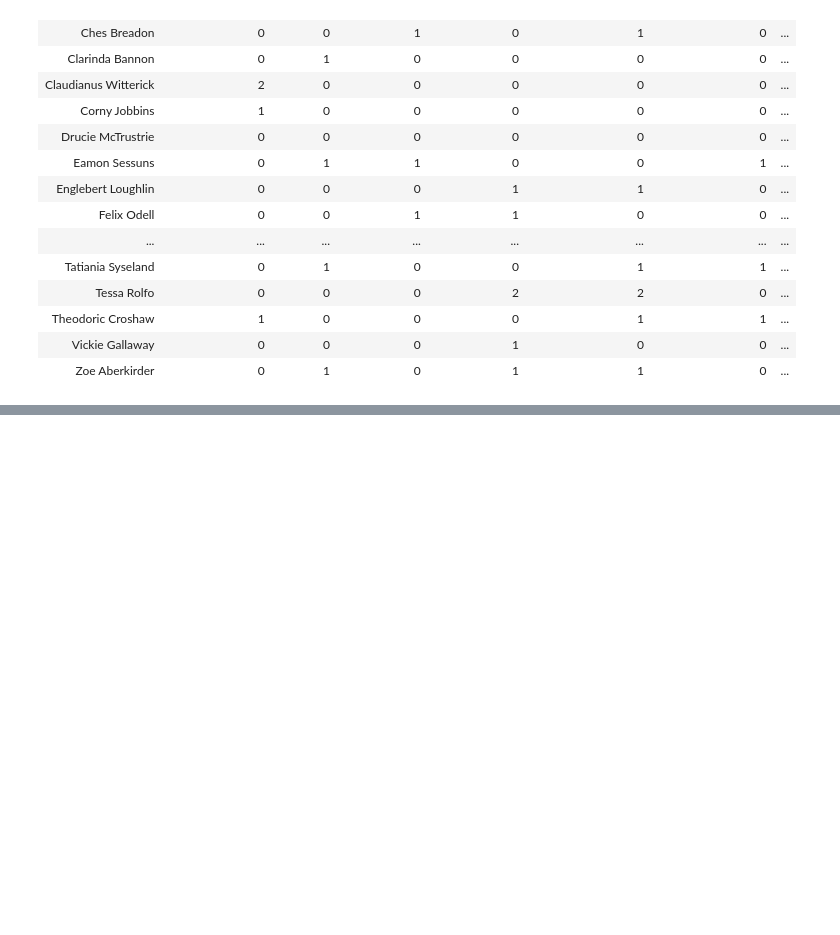
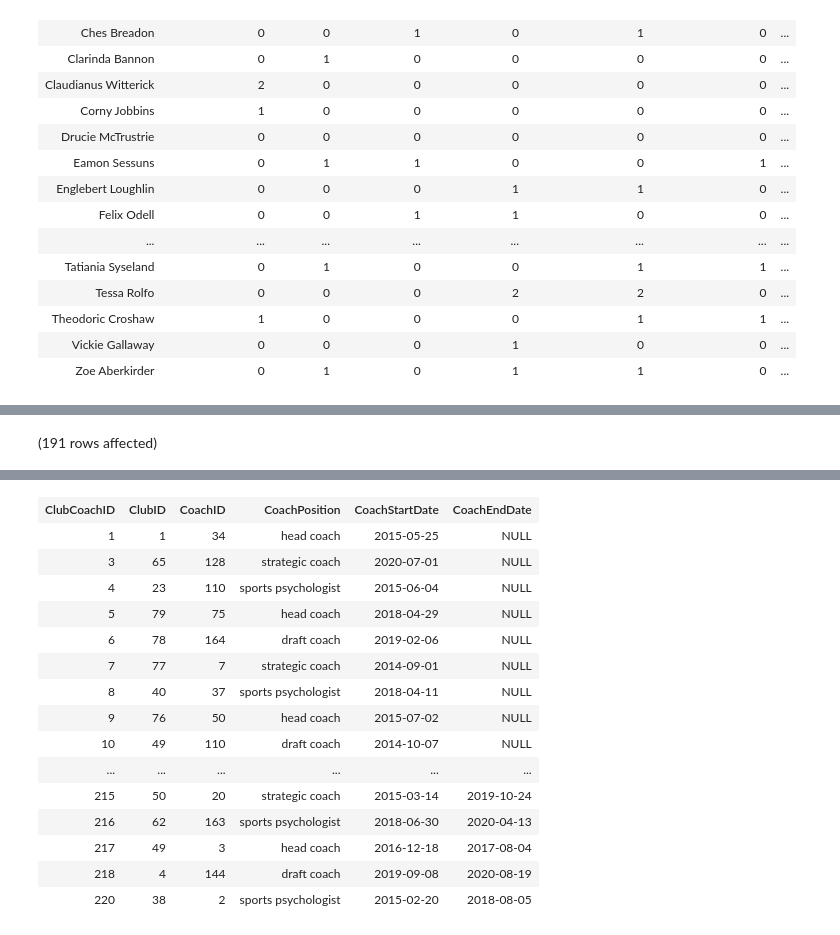
Before and after one commit to Kru301019/data-warehouse, a Jupyter notebook: task 16 coursework query.ipynb, the cells around one changed output, grey strips where cells are left out. Cells and saved outputs as stored; diff of their text form; code cells hidden in the pictures; blank space fills up the shorter version.

```diff
--- a/task 16 coursework query.ipynb
+++ b/task 16 coursework query.ipynb
@@ -128,0 +223,4 @@ Total execution time: 00:00:00.047
+# %%
+SELECT * FROM ClubCoachDim
+# %% [output]
+(191 rows affected)
@@ -128,0 +228,16 @@ Total execution time: 00:00:00.047
+| ClubCoachID | ClubID | CoachID | CoachPosition | CoachStartDate | CoachEndDate |
+| 1 | 1 | 34 | head coach | 2015-05-25 | NULL |
+| 3 | 65 | 128 | strategic coach | 2020-07-01 | NULL |
+| 4 | 23 | 110 | sports psychologist | 2015-06-04 | NULL |
+| 5 | 79 | 75 | head coach | 2018-04-29 | NULL |
+| 6 | 78 | 164 | draft coach | 2019-02-06 | NULL |
+| 7 | 77 | 7 | strategic coach | 2014-09-01 | NULL |
+| 8 | 40 | 37 | sports psychologist | 2018-04-11 | NULL |
+| 9 | 76 | 50 | head coach | 2015-07-02 | NULL |
+| 10 | 49 | 110 | draft coach | 2014-10-07 | NULL |
+| ... | ... | ... | ... | ... | ... |
+| 215 | 50 | 20 | strategic coach | 2015-03-14 | 2019-10-24 |
+| 216 | 62 | 163 | sports psychologist | 2018-06-30 | 2020-04-13 |
+| 217 | 49 | 3 | head coach | 2016-12-18 | 2017-08-04 |
+| 218 | 4 | 144 | draft coach | 2019-09-08 | 2020-08-19 |
+| 220 | 38 | 2 | sports psychologist | 2015-02-20 | 2018-08-05 |
```
Also changed, not shown: parts of 7 cells of this notebook, 1 other file.
